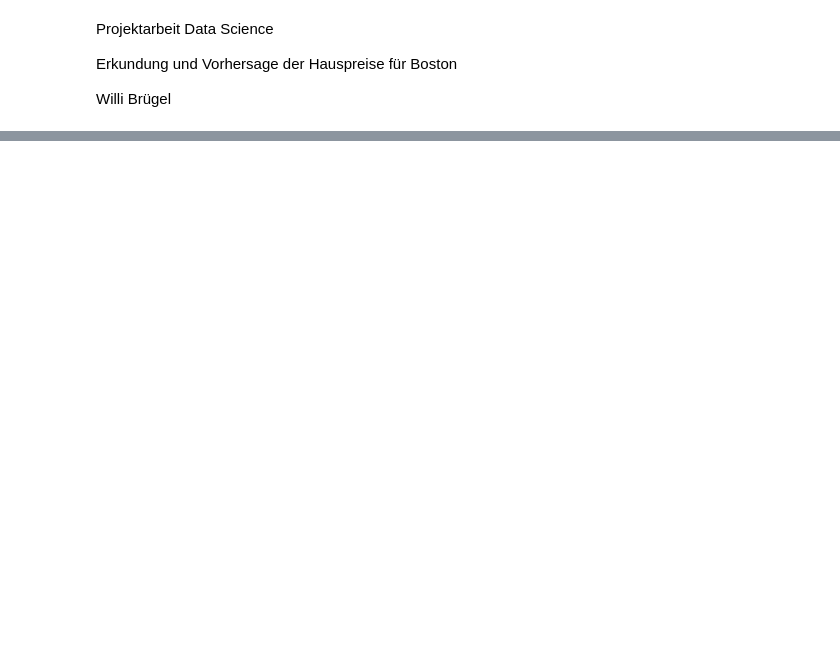
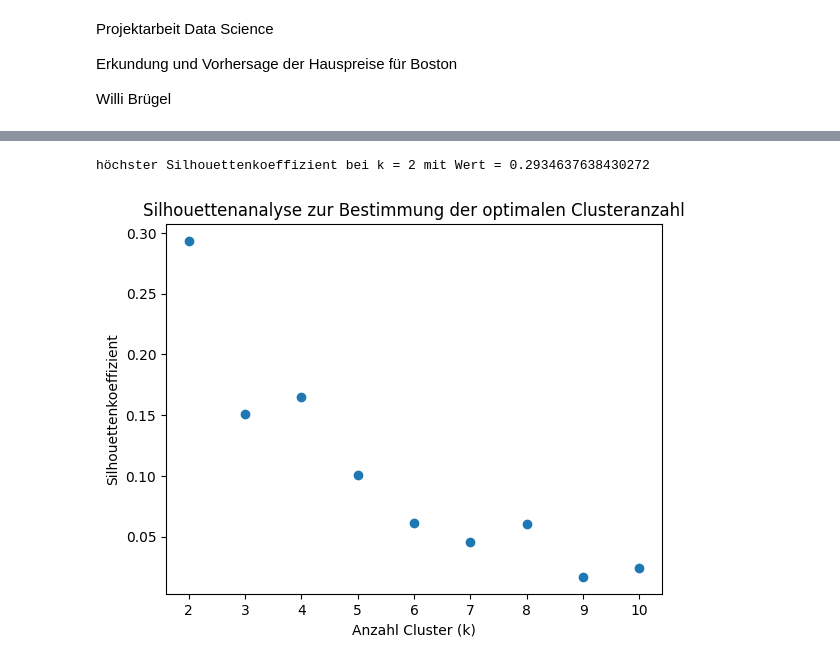
Before and after one commit to wbr179/Projektarbeit_DataScience, a Jupyter notebook: Projektarbeit_DS_Willi_Bruegel_Boston.ipynb, the cells around one changed output, grey strips where cells are left out. Drawn from its saved outputs; the diff is of its cells as text; code cells hidden in the pictures; blank space fills up the shorter version.

```diff
--- a/Projektarbeit_DS_Willi_Bruegel_Boston.ipynb
+++ b/Projektarbeit_DS_Willi_Bruegel_Boston.ipynb
@@ -124,0 +230,15 @@ MEDV      50.0000
+# %%
+# ----------------------------------------
+# 1d) Skalierung der Daten als Vorbereitung für Modellierung
+# ----------------------------------------
+
+from sklearn.preprocessing import StandardScaler
+
+scaler = StandardScaler()
+
+# Daten mit StandardScaler skalieren:
+df_scaled = scaler.fit_transform(df)
+# in DataFrame zurückwandeln:
+df_scaled = pd.DataFrame(df_scaled, columns=df.columns)
+
+# print(df_scaled.head())
@@ -124,0 +250,30 @@ MEDV      50.0000
+# %%
+# ----------------------------------------
+# 2a) Stadtteile mit K-Means clustern mit Spalten CRIM, LSTAT, DIS
+# 2b) Silhouetten Koeffizient für Cluster-Anzahl
+# 2c) Darstellung Silhouetten Koeffizient
+# ----------------------------------------
+
+from sklearn.cluster import KMeans
+from sklearn.metrics import silhouette_score
+
+sil_scores = {}
+
+for k in range(2, 11):
+    model = KMeans(n_clusters=k, random_state=42)
+    labels = model.fit_predict(df_scaled[["CRIM", "LSTAT", "DIS"]])
+    sil = silhouette_score(df_scaled, labels)
+    sil_scores[k] = sil
+best_k = max(sil_scores, key=sil_scores.get)
+best_sil = sil_scores[best_k]
+
+print(f"höchster Silhouettenkoeffizient bei k = {best_k} mit Wert = {best_sil}")
+
+plt.scatter(sil_scores.keys(), sil_scores.values())
+plt.xlabel("Anzahl Cluster (k)")
+plt.ylabel("Silhouettenkoeffizient")
+plt.title("Silhouettenanalyse zur Bestimmung der optimalen Clusteranzahl")
+plt.show()
+# %% [output]
+höchster Silhouettenkoeffizient bei k = 2 mit Wert = 0.2934637638430272
+[figure, added]
```
Also changed, not shown: parts of 19 cells of this notebook.
